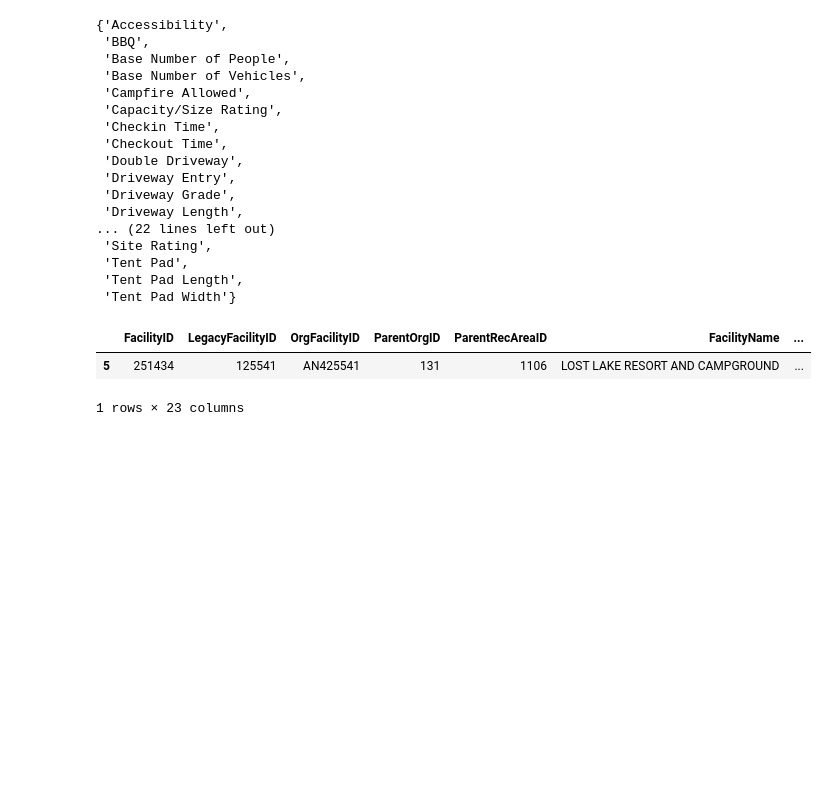
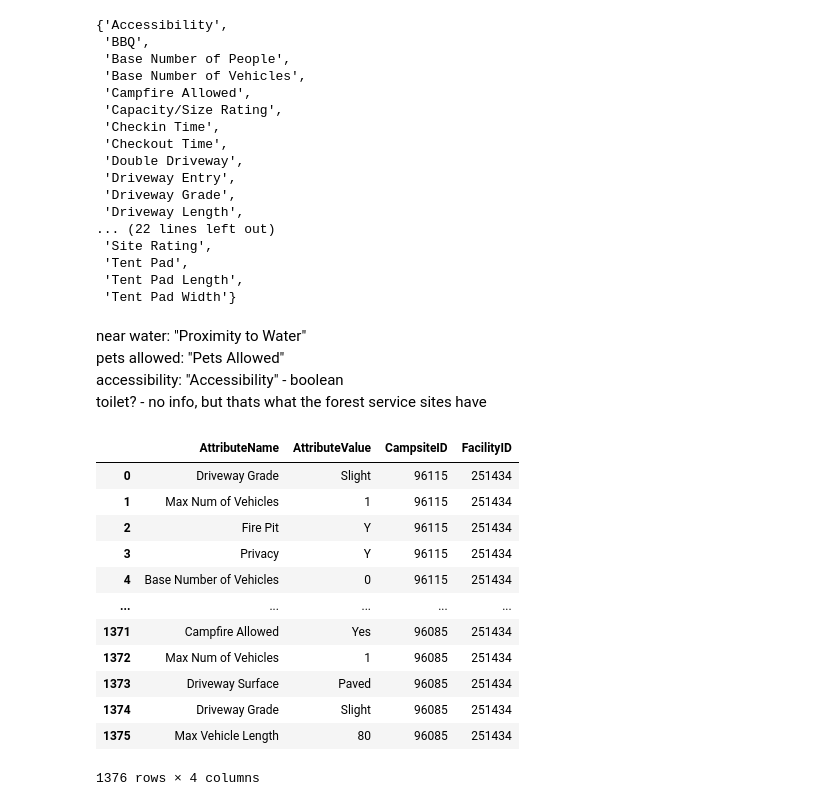
Before and after one commit to gizm00/strata_2021, a Jupyter notebook: notebooks/RIDB.ipynb, the cells around one changed output. Saved outputs shown, nothing was run; the diff lists cells and outputs as text; code cells hidden in the pictures; blank space fills up the shorter version.

```diff
--- a/notebooks/RIDB.ipynb
+++ b/notebooks/RIDB.ipynb
@@ -167,9 +201,8 @@ set(itertools.chain(*df_campsites['ATTRIBUTES'].apply(lambda x: [entry['Attribut
  'Tent Pad',
  'Tent Pad Length',
  'Tent Pad Width'}
-# %%
-df.query("FacilityID == '251434'")
-# %% [output]
-|  | FacilityID | LegacyFacilityID | OrgFacilityID | ParentOrgID | ParentRecAreaID | FacilityName | ... |
-| 5 | 251434 | 125541 | AN425541 | 131 | 1106 | LOST LAKE RESORT AND CAMPGROUND | ... |
-1 rows × 23 columns
+# %% [markdown]
+near water: "Proximity to Water"
+pets allowed: "Pets Allowed"
+accessibility: "Accessibility" - boolean
+toilet?  - no info, but thats what the forest service sites have
@@ -175,0 +216,16 @@ df.query("FacilityID == '251434'")
+# %%
+df
+# %% [output]
+|  | AttributeName | AttributeValue | CampsiteID | FacilityID |
+| 0 | Driveway Grade | Slight | 96115 | 251434 |
+| 1 | Max Num of Vehicles | 1 | 96115 | 251434 |
+| 2 | Fire Pit | Y | 96115 | 251434 |
+| 3 | Privacy | Y | 96115 | 251434 |
+| 4 | Base Number of Vehicles | 0 | 96115 | 251434 |
+| ... | ... | ... | ... | ... |
+| 1371 | Campfire Allowed | Yes | 96085 | 251434 |
+| 1372 | Max Num of Vehicles | 1 | 96085 | 251434 |
+| 1373 | Driveway Surface | Paved | 96085 | 251434 |
+| 1374 | Driveway Grade | Slight | 96085 | 251434 |
+| 1375 | Max Vehicle Length | 80 | 96085 | 251434 |
+1376 rows × 4 columns
```
Also changed, not shown: parts of 20 cells of this notebook, 15 other files.
